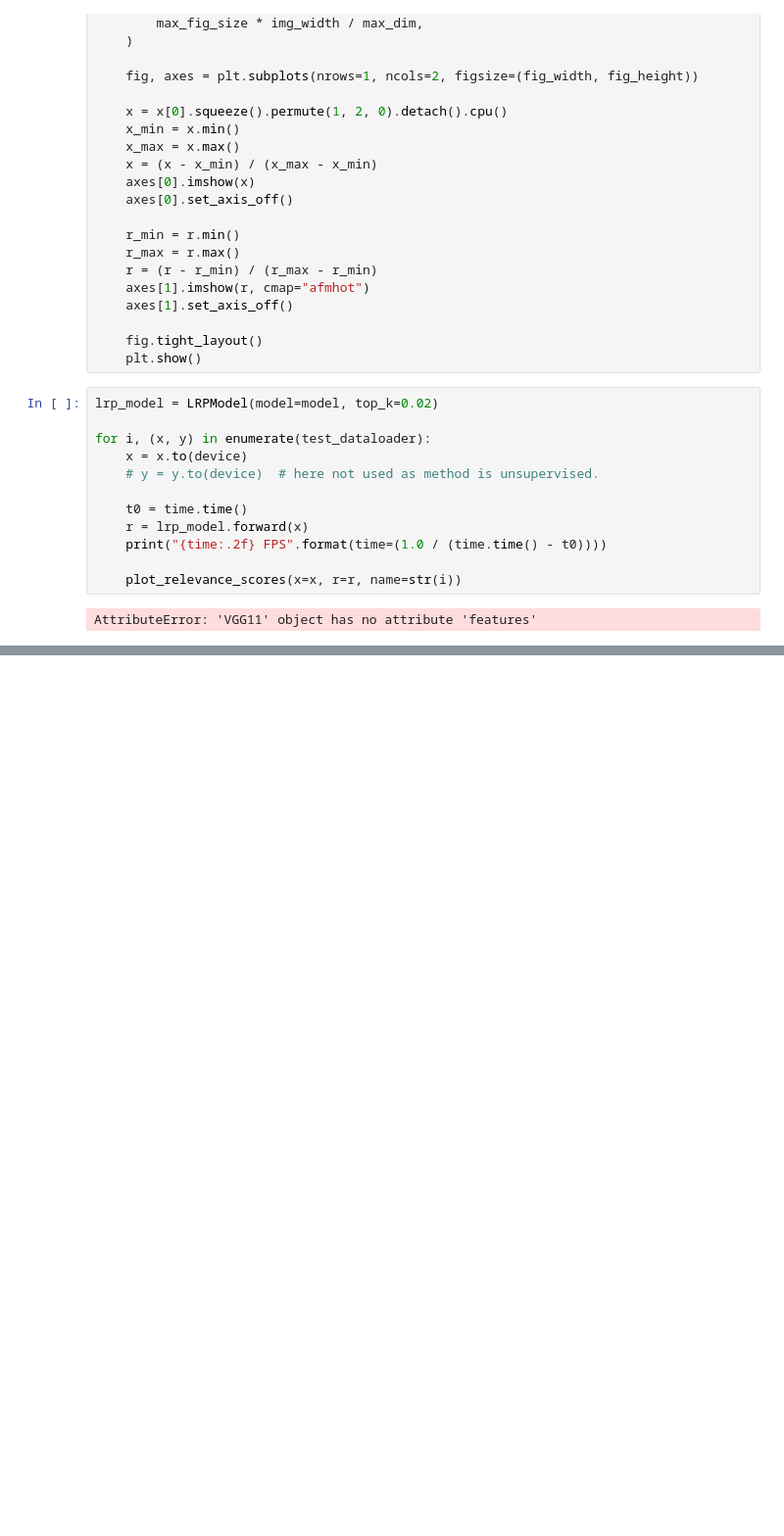
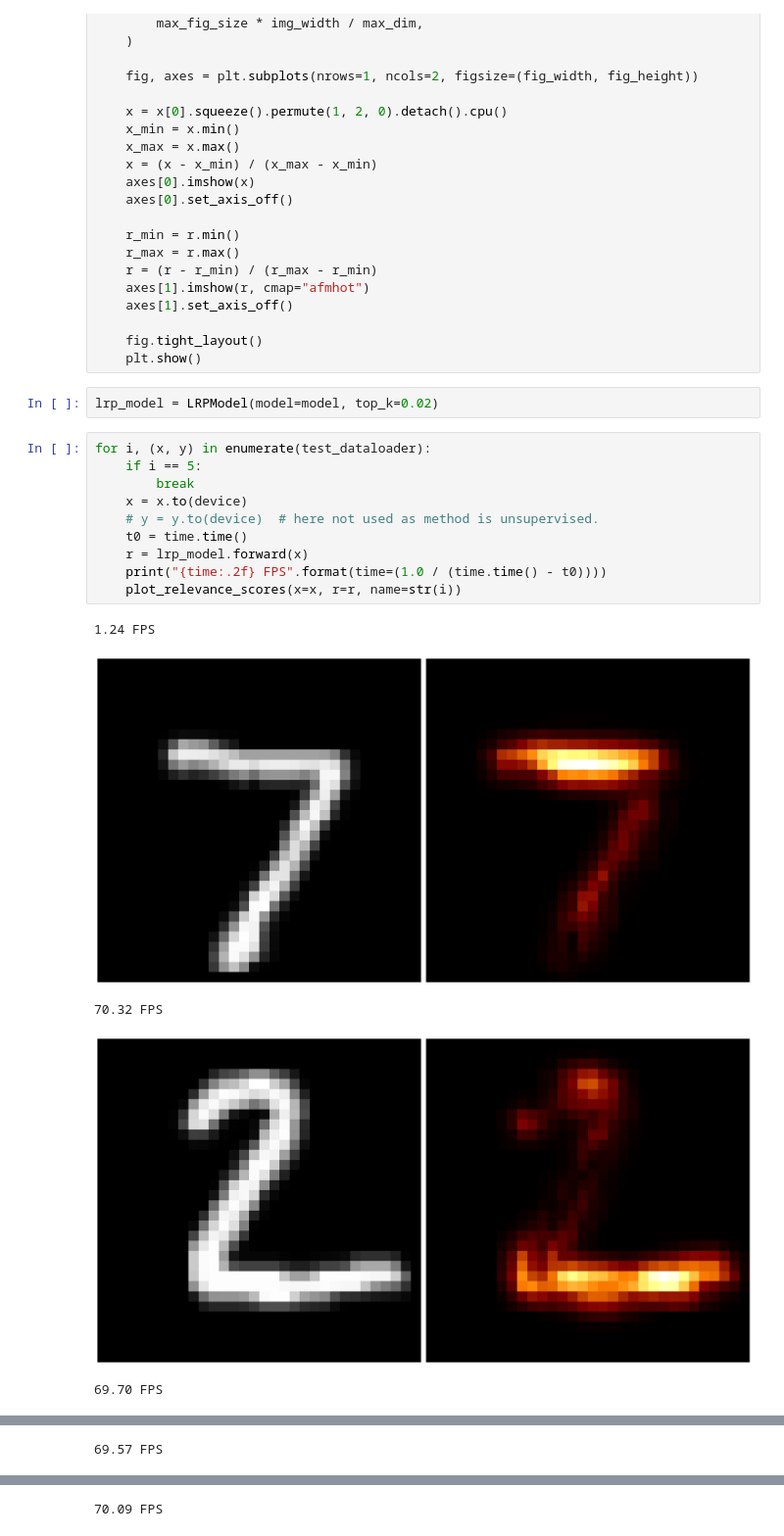
Before and after one commit to m32us/ReMethods, a Jupyter notebook: source_codes/exp_mnist.ipynb, the cells around one changed output, grey strips where cells are left out. Shown at 98% size. Saved outputs shown, nothing was run; the diff lists cells and outputs as text; blank space fills up the shorter version.

```diff
--- a/source_codes/exp_mnist.ipynb
+++ b/source_codes/exp_mnist.ipynb
@@ -153,17 +143,21 @@ def plot_relevance_scores(
 
     fig.tight_layout()
     plt.show()
+# %%
+lrp_model = LRPModel(model=model, top_k=0.02)
 # %%
-lrp_model = LRPModel(model=model, top_k=0.02)
-
 for i, (x, y) in enumerate(test_dataloader):
+    if i == 5:
+        break
     x = x.to(device)
     # y = y.to(device)  # here not used as method is unsupervised.
-
     t0 = time.time()
     r = lrp_model.forward(x)
     print("{time:.2f} FPS".format(time=(1.0 / (time.time() - t0))))
-
     plot_relevance_scores(x=x, r=r, name=str(i))
 # %% [output]
-AttributeError: 'VGG11' object has no attribute 'features'
+1.24 FPS
+[figure, added]
+70.32 FPS
+[figure, added]
+69.70 FPS
@@ -169,0 +165 @@ AttributeError: 'VGG11' object has no attribute 'features'
+69.57 FPS
@@ -169,0 +167 @@ AttributeError: 'VGG11' object has no attribute 'features'
+70.09 FPS
```
Also changed, not shown: parts of 9 cells of this notebook, 9 other files.
